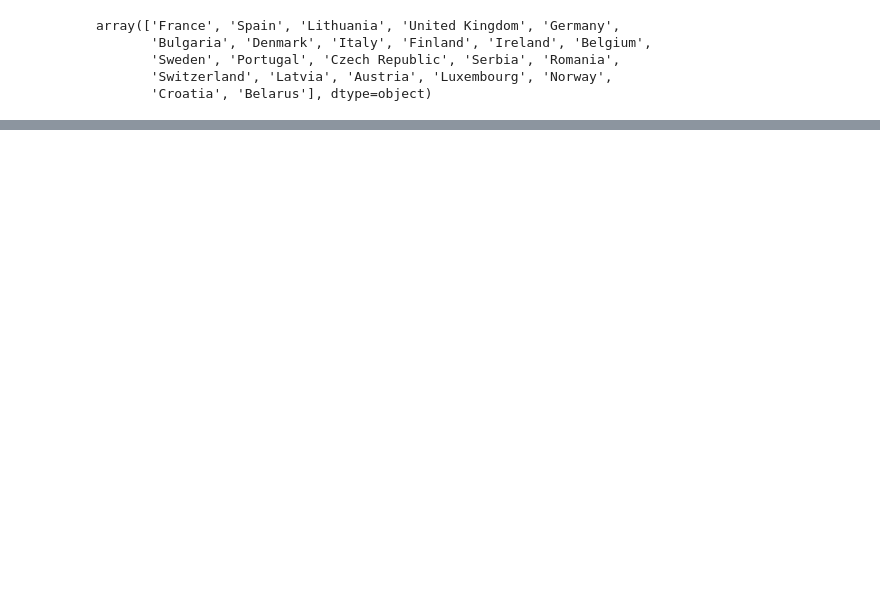
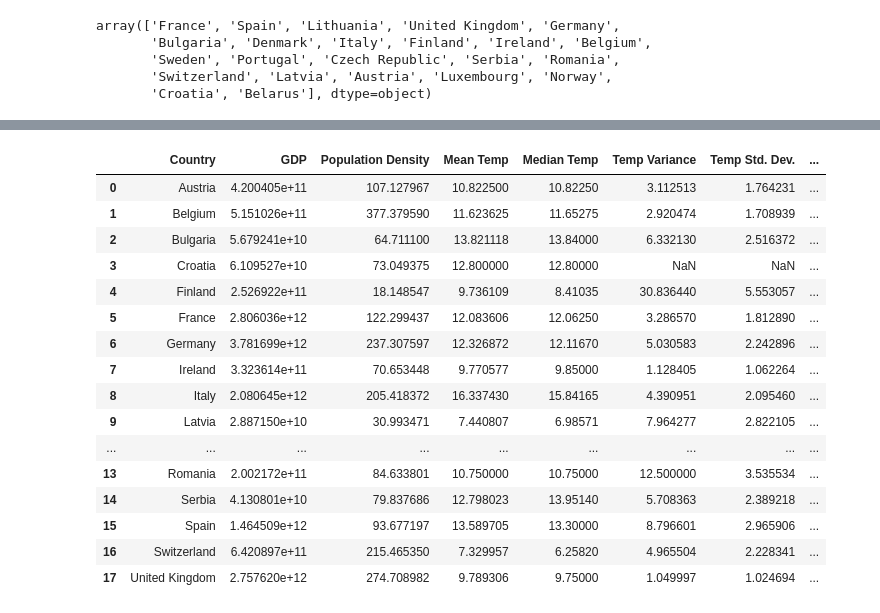
Before and after one commit to zhou0366/UMN_BootCamp_Project1_Group2, a Jupyter notebook: analysis.ipynb, the cells around one changed output, grey strips where cells are left out. Cells and saved outputs as stored; diff of their text form; code cells hidden in the pictures; blank space fills up the shorter version.

```diff
--- a/analysis.ipynb
+++ b/analysis.ipynb
@@ -169,15 +231,33 @@ plt.xticks(rotation=90)
 # %%
 #Create DF of Stats for Temp- all years combined for each country
 Temp = clean['Unit of Measure'] == 'Cel'
 
 Country_Temp_Stats = clean[Temp].groupby(['Country', 'GDP', 'Population Density']).agg({
     'Value': ['mean', 'median', 'var', 'std', 'sem']
 }).reset_index()
 
 # Rename columns
 Country_Temp_Stats.columns = ['Country', 'GDP', 'Population Density', 'Mean Temp', 'Median Temp',
                       'Temp Variance', 'Temp Std. Dev.', 'Temp Std. Err.']
-Country_Temp_Stats.head()
+Country_Temp_Stats
+# %% [output]
+|  | Country | GDP | Population Density | Mean Temp | Median Temp | Temp Variance | Temp Std. Dev. | ... |
+| 0 | Austria | 4.200405e+11 | 107.127967 | 10.822500 | 10.82250 | 3.112513 | 1.764231 | ... |
+| 1 | Belgium | 5.151026e+11 | 377.379590 | 11.623625 | 11.65275 | 2.920474 | 1.708939 | ... |
+| 2 | Bulgaria | 5.679241e+10 | 64.711100 | 13.821118 | 13.84000 | 6.332130 | 2.516372 | ... |
+| 3 | Croatia | 6.109527e+10 | 73.049375 | 12.800000 | 12.80000 | NaN | NaN | ... |
+| 4 | Finland | 2.526922e+11 | 18.148547 | 9.736109 | 8.41035 | 30.836440 | 5.553057 | ... |
+| 5 | France | 2.806036e+12 | 122.299437 | 12.083606 | 12.06250 | 3.286570 | 1.812890 | ... |
+| 6 | Germany | 3.781699e+12 | 237.307597 | 12.326872 | 12.11670 | 5.030583 | 2.242896 | ... |
+| 7 | Ireland | 3.323614e+11 | 70.653448 | 9.770577 | 9.85000 | 1.128405 | 1.062264 | ... |
+| 8 | Italy | 2.080645e+12 | 205.418372 | 16.337430 | 15.84165 | 4.390951 | 2.095460 | ... |
+| 9 | Latvia | 2.887150e+10 | 30.993471 | 7.440807 | 6.98571 | 7.964277 | 2.822105 | ... |
+| ... | ... | ... | ... | ... | ... | ... | ... | ... |
+| 13 | Romania | 2.002172e+11 | 84.633801 | 10.750000 | 10.75000 | 12.500000 | 3.535534 | ... |
+| 14 | Serbia | 4.130801e+10 | 79.837686 | 12.798023 | 13.95140 | 5.708363 | 2.389218 | ... |
+| 15 | Spain | 1.464509e+12 | 93.677197 | 13.589705 | 13.30000 | 8.796601 | 2.965906 | ... |
+| 16 | Switzerland | 6.420897e+11 | 215.465350 | 7.329957 | 6.25820 | 4.965504 | 2.228341 | ... |
+| 17 | United Kingdom | 2.757620e+12 | 274.708982 | 9.789306 | 9.75000 | 1.049997 | 1.024694 | ... |
 # %%
 #Create DF of Stats for Dissolved O2 - all years combined for each country
 O2 = clean['Unit of Measure'] == 'mg{O2}/L'
```
Also changed, not shown: parts of 15 cells of this notebook.
